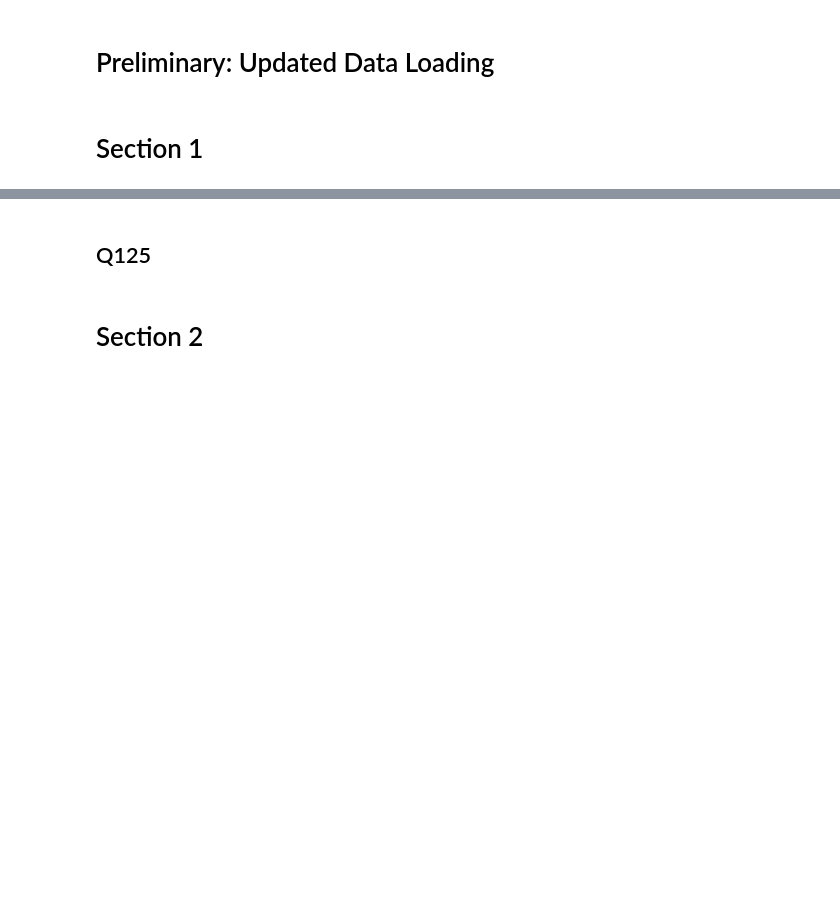
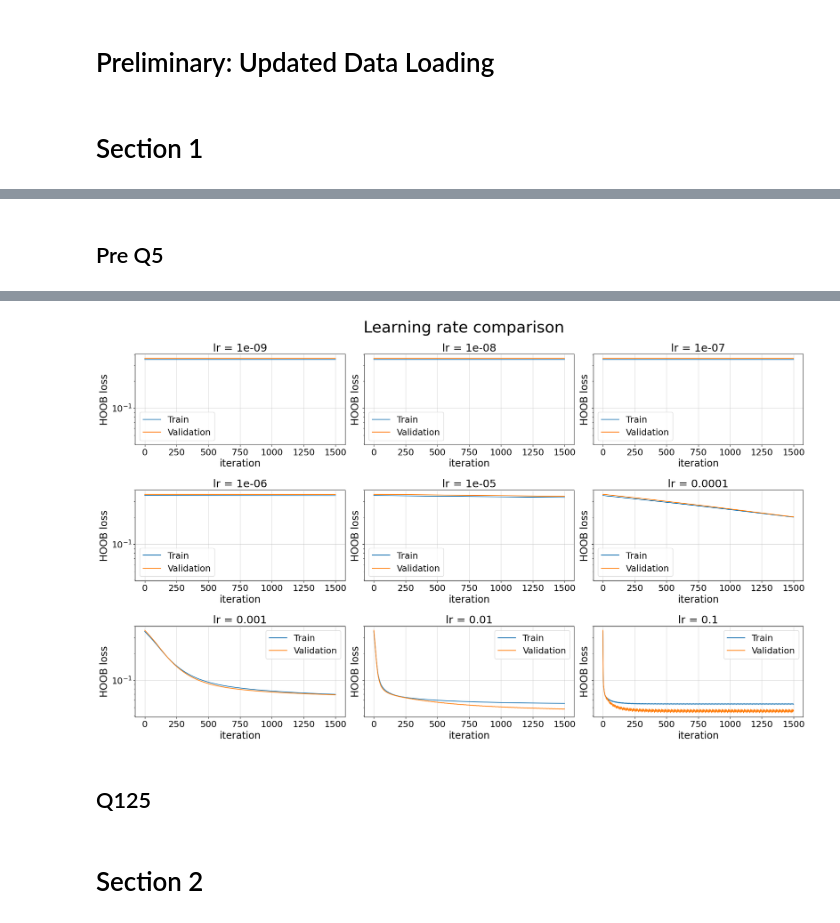
Before and after one commit to dgershko/iml_hw3, a Jupyter notebook: hw3.ipynb, the cells around one changed output, grey strips where cells are left out. Cells and saved outputs as stored; diff of their text form; code cells hidden in the pictures; blank space fills up the shorter version.

```diff
--- a/hw3.ipynb
+++ b/hw3.ipynb
@@ -56,0 +316,14 @@ def get_huber_delta(X: List[Datapoint], Y: List[Label]):
+# %% [markdown]
+## Pre Q5
+# %%
+delta = 2 * np.std(partial_train_X)
+print(delta)
+test_lr(
+    partial_train_X,
+    partial_train_y,
+    partial_test.drop("contamination_level", axis=1).values,
+    partial_test["contamination_level"].values,
+    "Learning rate comparison",
+    delta=delta
+)
+# %% [output]
@@ -57,3 +340,4 @@ def get_huber_delta(X: List[Datapoint], Y: List[Label]):
+[figure, added]
 # %% [markdown]
 ## Q125
 # %% [markdown]
```
Also changed, not shown: parts of 12 cells of this notebook, 4 other files.
